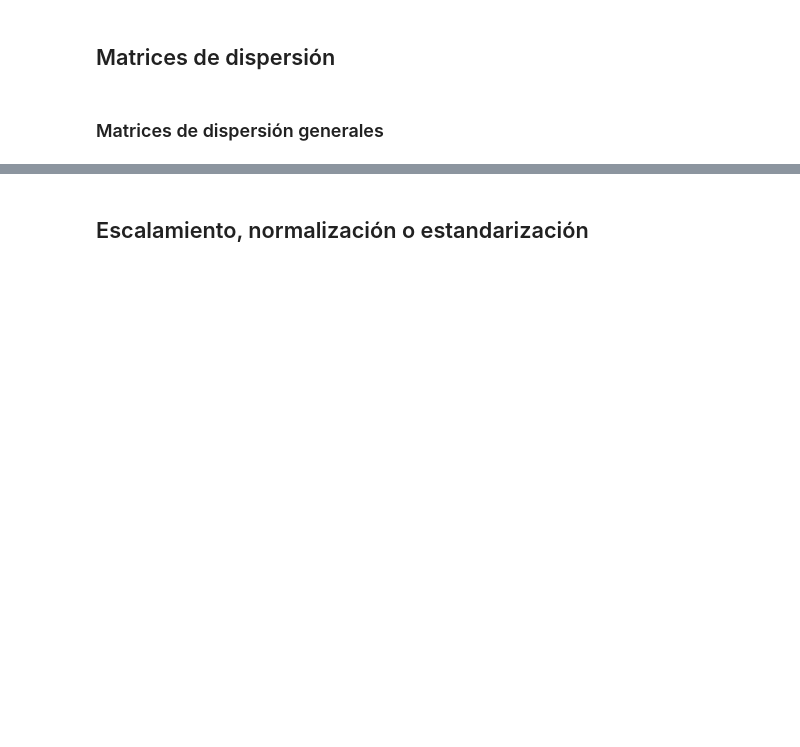
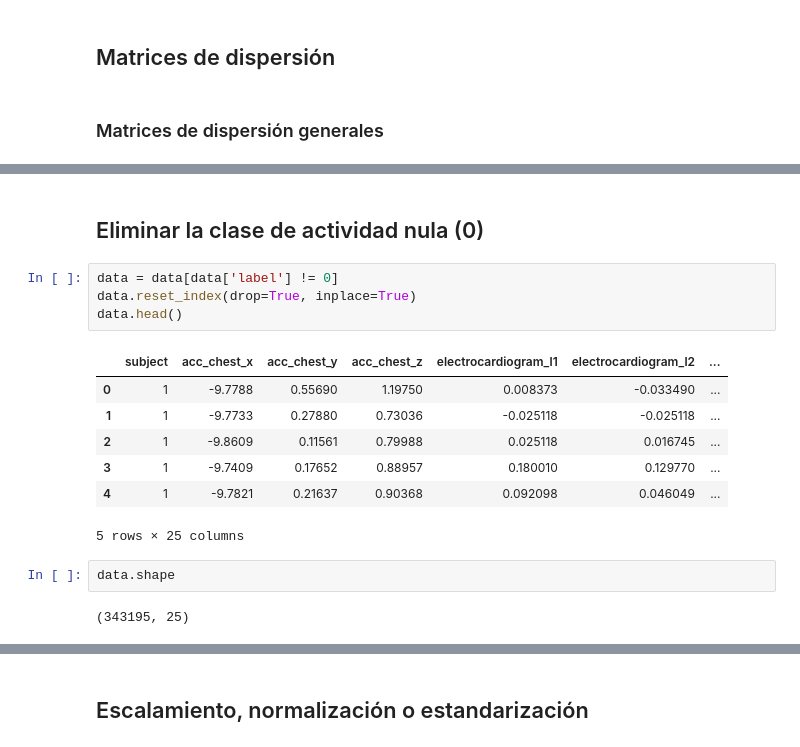
Before and after one commit to CarlosJCD/FDparaelRAHPconPython, a Jupyter notebook: Notebooks/MHEALTH.ipynb, the cells around one changed output, grey strips where cells are left out. Cells and saved outputs as stored; diff of their text form; blank space fills up the shorter version.

```diff
--- a/Notebooks/MHEALTH.ipynb
+++ b/Notebooks/MHEALTH.ipynb
@@ -460,0 +485,18 @@ KeyboardInterrupt:
+# %% [markdown]
+## Eliminar la clase de actividad nula (0)
+# %%
+data = data[data['label'] != 0]
+data.reset_index(drop=True, inplace=True)
+data.head()
+# %% [output]
+|  | subject | acc_chest_x | acc_chest_y | acc_chest_z | electrocardiogram_l1 | electrocardiogram_l2 | ... |
+| 0 | 1 | -9.7788 | 0.55690 | 1.19750 | 0.008373 | -0.033490 | ... |
+| 1 | 1 | -9.7733 | 0.27880 | 0.73036 | -0.025118 | -0.025118 | ... |
+| 2 | 1 | -9.8609 | 0.11561 | 0.79988 | 0.025118 | 0.016745 | ... |
+| 3 | 1 | -9.7409 | 0.17652 | 0.88957 | 0.180010 | 0.129770 | ... |
+| 4 | 1 | -9.7821 | 0.21637 | 0.90368 | 0.092098 | 0.046049 | ... |
+5 rows × 25 columns
+# %%
+data.shape
+# %% [output]
+(343195, 25)
```
Also changed, not shown: parts of 19 cells of this notebook.
